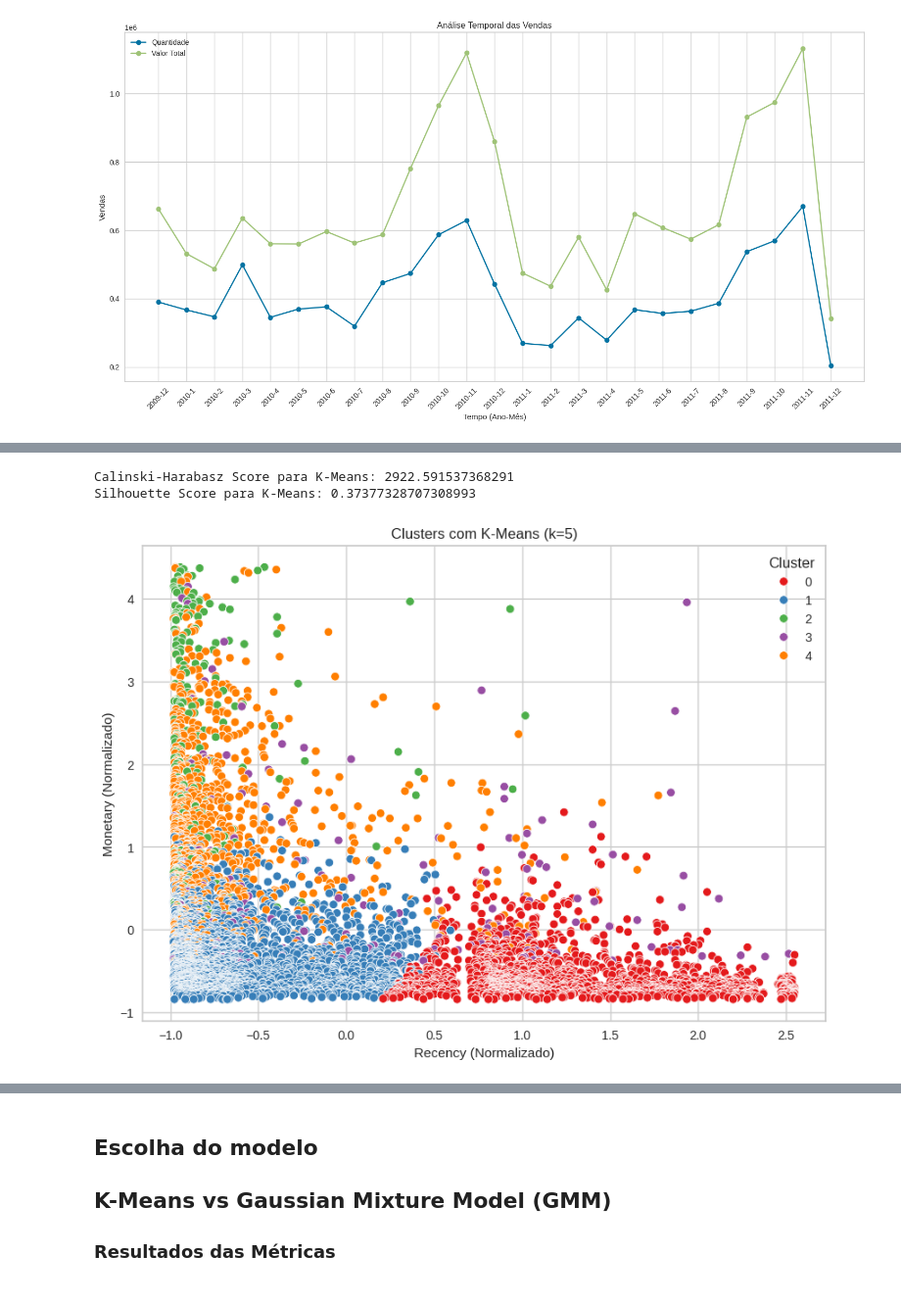
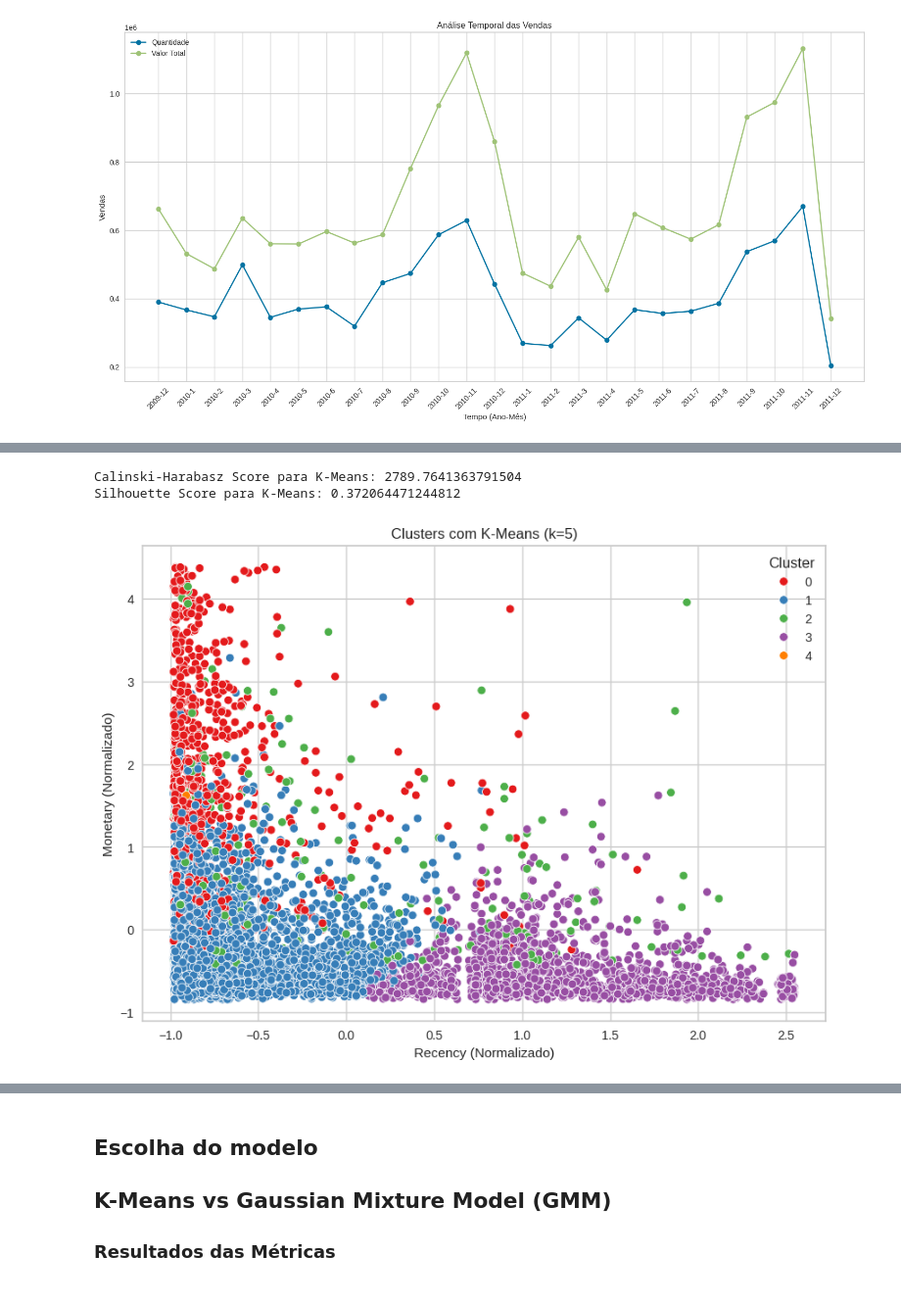
Before and after one commit to KoreTane/interesting, a Jupyter notebook: ClusterC.ipynb, the cells around one changed output, grey strips where cells are left out. Shown at 98% size. Saved outputs shown, nothing was run; the diff lists cells and outputs as text; code cells hidden in the pictures.

```diff
--- a/ClusterC.ipynb
+++ b/ClusterC.ipynb
@@ -307,18 +362,12 @@ import pandas as pd
 # o KElbowVisualizer auxilia na seleção do número ideal de clusters para algoritmos de agrupamento, o método do cotovelo é utilizado
 # onde a distorção (soma das distâncias quadráticas dos pontos aos centros) é plotada em função do número de clusters (K)
 # O ponto onde a curva se achata indica o número ideal de clusters.
-final_df_pd = final_df.select("features").toPandas()
-
-features_df = final_df_pd["features"].apply(pd.Series)
+# Converter as colunas normalizadas para um Pandas DataFrame
+final_df_pd = scaled_data.select("scaledRecency", "scaledFrequency", "scaledMonetary", "scaledAvgSpentPerPurchase", "scaledVarietyOfProducts", "scaledTotalReturns").toPandas()
+# Aplicar Análise do Cotovelo
 scaler = StandardScaler()
-df_rfm_clip_scaled = scaler.fit_transform(features_df)
-
+df_rfm_clip_scaled = scaler.fit_transform(final_df_pd)
 model = KMeans()
-
-model.fit(df_rfm_clip_scaled)
-
 visualizer = KElbowVisualizer(model, k=(2, 10), timings=False)
-
 visualizer.fit(df_rfm_clip_scaled)
-visualizer.show()
 # %% [output]
@@ -327,32 +377,33 @@ visualizer.show()
 # %%
-# Definir o número de clusters para Kmeans
 k = 5
 
 kmeans = KMeans(n_clusters=k, random_state=1)
 model = kmeans.fit(df_rfm_clip_scaled)
 
-clusters_pd = features_df.copy()
+clusters_pd = final_df_pd.copy()
 clusters_pd['prediction'] = model.labels_
 
 # Calcular Calinski-Harabasz Score
 ch_score_kmeans = calinski_harabasz_score(df_rfm_clip_scaled, model.labels_)
 print(f'Calinski-Harabasz Score para K-Means: {ch_score_kmeans}')
 
 # Calcular Silhouette Score
 silhouette_score_kmeans = silhouette_score(df_rfm_clip_scaled, model.labels_)
 print(f'Silhouette Score para K-Means: {silhouette_score_kmeans}')
 
-features_df = pd.DataFrame(df_rfm_clip_scaled, columns=["scaledRecency", "scaledFrequency", "scaledMonetary", "scaledAvgSpentPerPurchase", "scaledVarietyOfProducts"])
+# Criar DataFrame com as características normalizadas e previsões de clusters
+features_df = pd.DataFrame(df_rfm_clip_scaled, columns=["scaledRecency", "scaledFrequency", "scaledMonetary", "scaledAvgSpentPerPurchase", "scaledVarietyOfProducts", "scaledTotalReturns"])
 features_df['prediction'] = clusters_pd['prediction']
 
+# Plotar os clusters
 plt.figure(figsize=(10, 7))
 sns.scatterplot(data=features_df, x="scaledRecency", y="scaledMonetary", hue="prediction", palette="Set1")
 plt.title(f'Clusters com K-Means (k={k})')
 plt.xlabel('Recency (Normalizado)')
 plt.ylabel('Monetary (Normalizado)')
 plt.legend(title='Cluster')
 plt.show()
 # %% [output]
-Calinski-Harabasz Score para K-Means: 2922.591537368291
-Silhouette Score para K-Means: 0.37377328707308993
+Calinski-Harabasz Score para K-Means: 2789.7641363791504
+Silhouette Score para K-Means: 0.372064471244812
-[figure, old version]
+[figure, new version]
```
Also changed, not shown: parts of 9 cells of this notebook.
